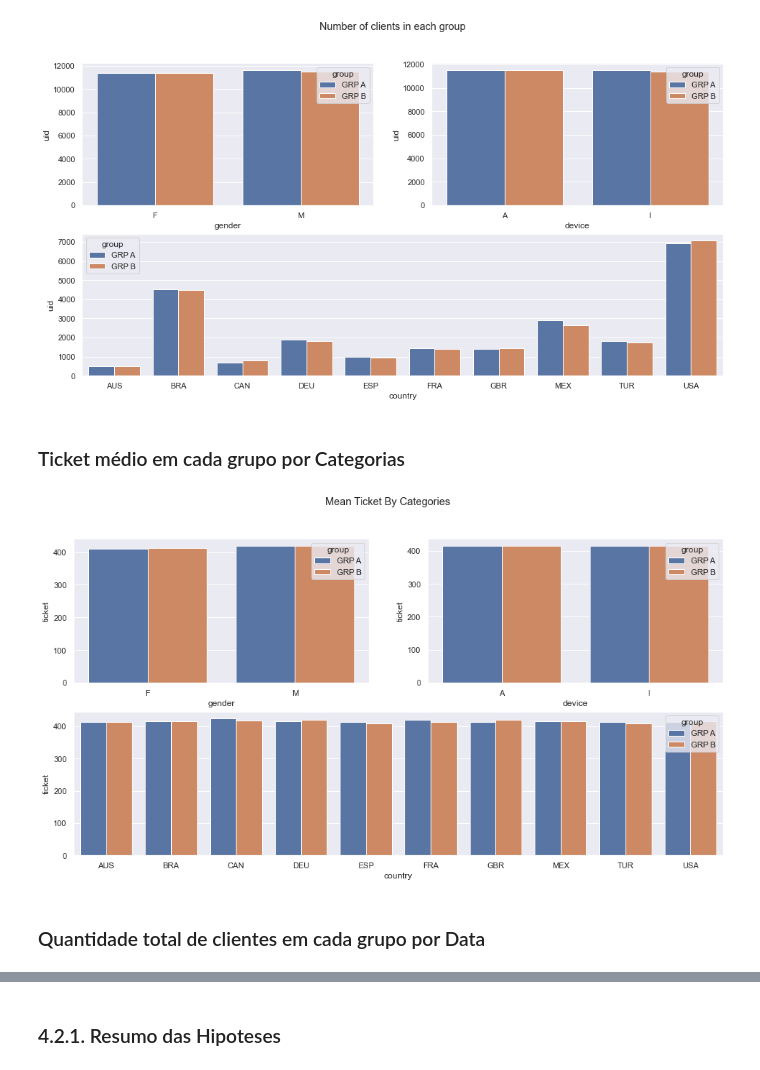
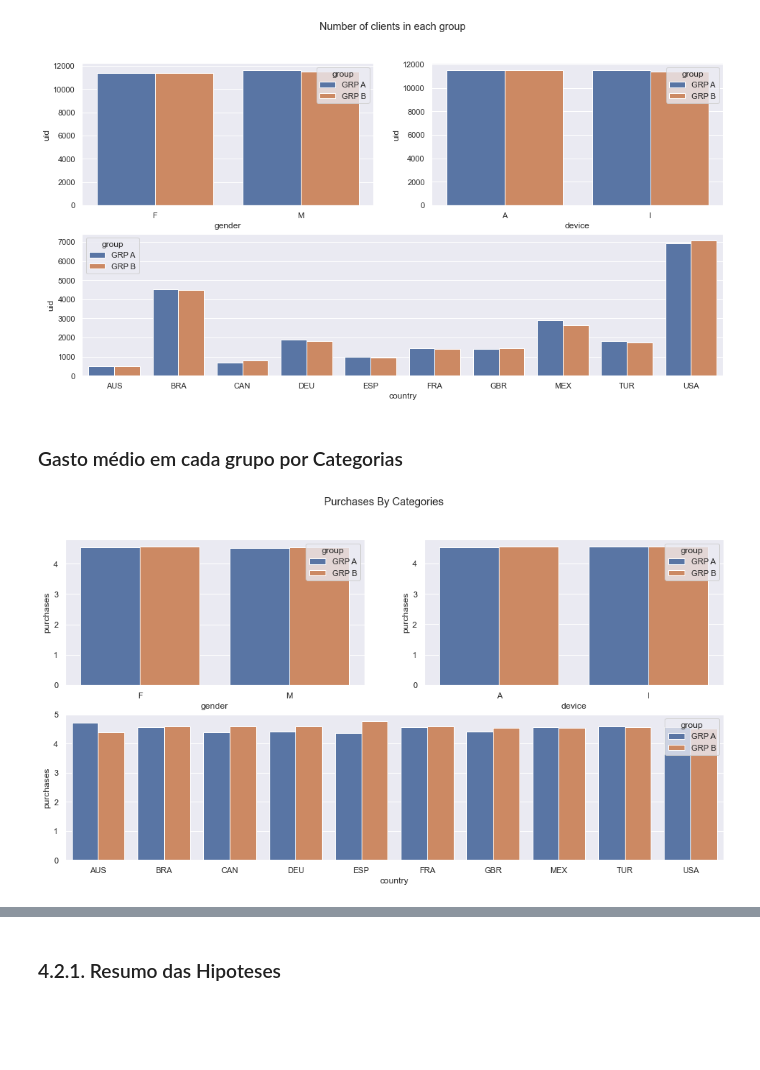
Before and after one commit to miguelzph/ab_test, a Jupyter notebook: notebooks/c01_ab_test.ipynb, the cells around one changed output, grey strips where cells are left out. Saved outputs shown, nothing was run; the diff lists cells and outputs as text; code cells hidden in the pictures; blank space fills up the shorter version.

Commit message:
plot distribution

```diff
--- a/notebooks/c01_ab_test.ipynb
+++ b/notebooks/c01_ab_test.ipynb
@@ -282,27 +306,25 @@ plt.show()
 # %% [output]
 [figure]
 # %% [markdown]
-### Ticket médio em cada grupo por Categorias
+### Gasto médio em cada grupo por Categorias
 # %%
-plt.suptitle('Mean Ticket By Categories')
+plt.suptitle('Purchases By Categories')
 
 plt.subplot(2,2,1)
 coluna = 'gender'
 df_aux = df4.groupby(['group', coluna]).mean().reset_index()
-sns.barplot(data=df_aux, y='ticket', x=coluna, hue='group')
+sns.barplot(data=df_aux, y='purchases', x=coluna, hue='group')
 
 plt.subplot(2,2,2)
 coluna = 'device'
 df_aux = df4.groupby(['group', coluna]).mean().reset_index()
-sns.barplot(data=df_aux, y='ticket', x=coluna, hue='group')
+sns.barplot(data=df_aux, y='purchases', x=coluna, hue='group')
 
 plt.subplot(2,2,(3,4))
 coluna = 'country'
 df_aux = df4.groupby(['group', coluna]).mean().reset_index()
-sns.barplot(data=df_aux, y='ticket', x=coluna, hue='group')
+sns.barplot(data=df_aux, y='purchases', x=coluna, hue='group')
 
 plt.show()
 # %% [output]
-[figure, old version]
+[figure, new version]
-# %% [markdown]
-###  Quantidade total de clientes em cada grupo por Data
```
Also changed, not shown: parts of 14 cells of this notebook.
